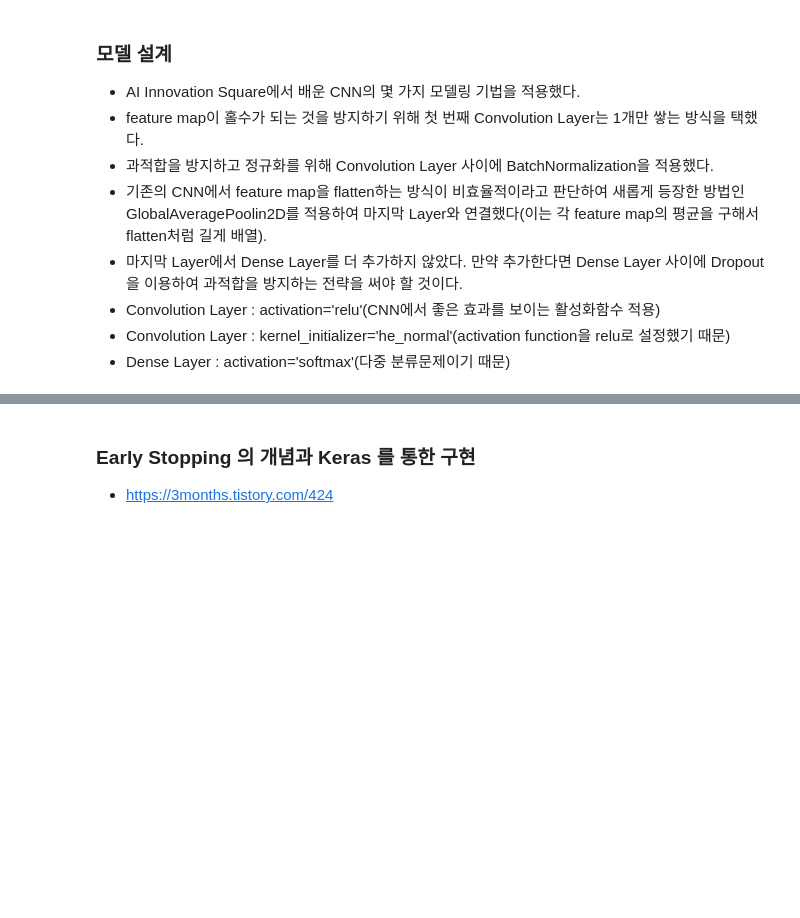
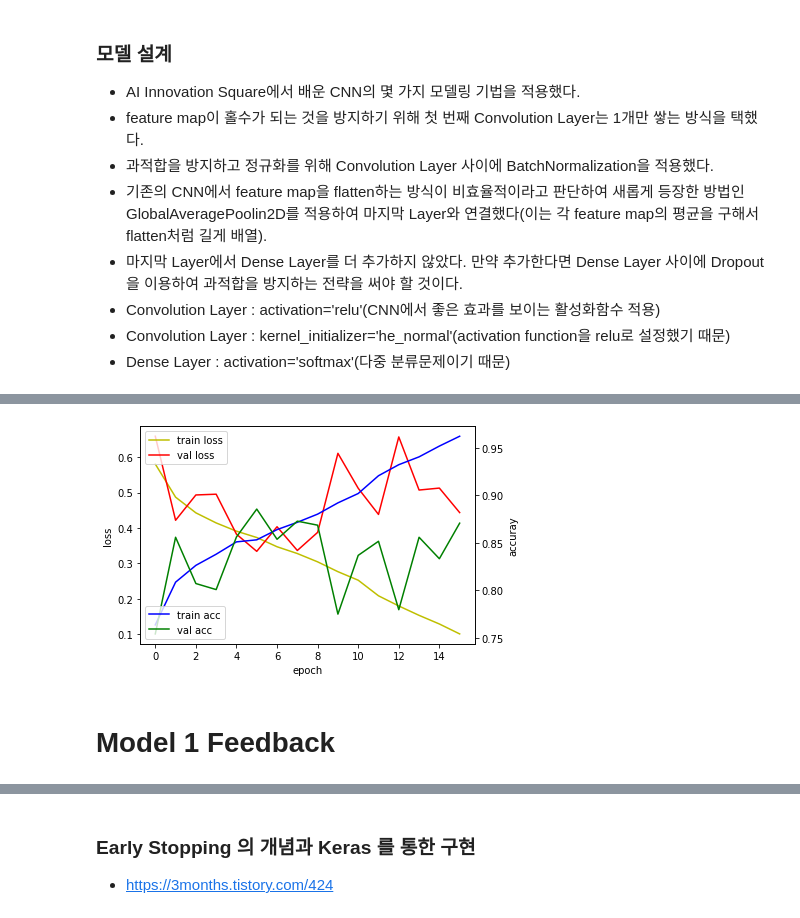
Before and after one commit to YoonSungLee/Galaxies-Classification-By-Using-Deep-Learning, a Jupyter notebook: Pratice.ipynb, the cells around one changed output, grey strips where cells are left out. Drawn from its saved outputs; the diff is of its cells as text; code cells hidden in the pictures; blank space fills up the shorter version.

Commit message:
Keras_Callback

```diff
--- a/Pratice.ipynb
+++ b/Pratice.ipynb
@@ -112,0 +121,5 @@ def create_model():
+# %%
+# 최적 모델 선택 기법
+
+filepath = '/content/gdrive/My Drive/Galaxies-Classification-By-Using-Deep-Learing/best_model-{epoch:02d}-{val_acc:.2f}.h5'
+mc = ModelCheckpoint(filepath, monitor='val_loss', mode='min', save_best_only=True)
@@ -112,0 +139,5 @@ def create_model():
+# %%
+# 모델 생성
+
+model = create_model()
+model.summary()
@@ -112,0 +162,11 @@ def create_model():
+# %%
+# 모델 학습시키기
+
+hist = model.fit_generator(
+    train_generator,
+    steps_per_epoch=640,
+    epochs=100,
+    validation_data=val_generator,
+    validation_steps=30,
+    callbacks=[es,mc]
+)
@@ -112,0 +191,28 @@ def create_model():
+# %%
+# 모델 학습 과정 표시하기
+
+%matplotlib inline
+import matplotlib.pyplot as plt
+
+fig, loss_ax = plt.subplots()
+
+acc_ax = loss_ax.twinx()
+
+loss_ax.plot(hist.history['loss'], 'y', label='train loss')
+loss_ax.plot(hist.history['val_loss'], 'r', label='val loss')
+
+acc_ax.plot(hist.history['acc'], 'b', label='train acc')
+acc_ax.plot(hist.history['val_acc'], 'g', label='val acc')
+
+loss_ax.set_xlabel('epoch')
+loss_ax.set_ylabel('loss')
+acc_ax.set_ylabel('accuray')
+
+loss_ax.legend(loc='upper left')
+acc_ax.legend(loc='lower left')
+
+plt.show()
+# %% [output]
+[figure, added]
+# %% [markdown]
+# Model 1 Feedback
```
Also changed, not shown: parts of 16 cells of this notebook.
